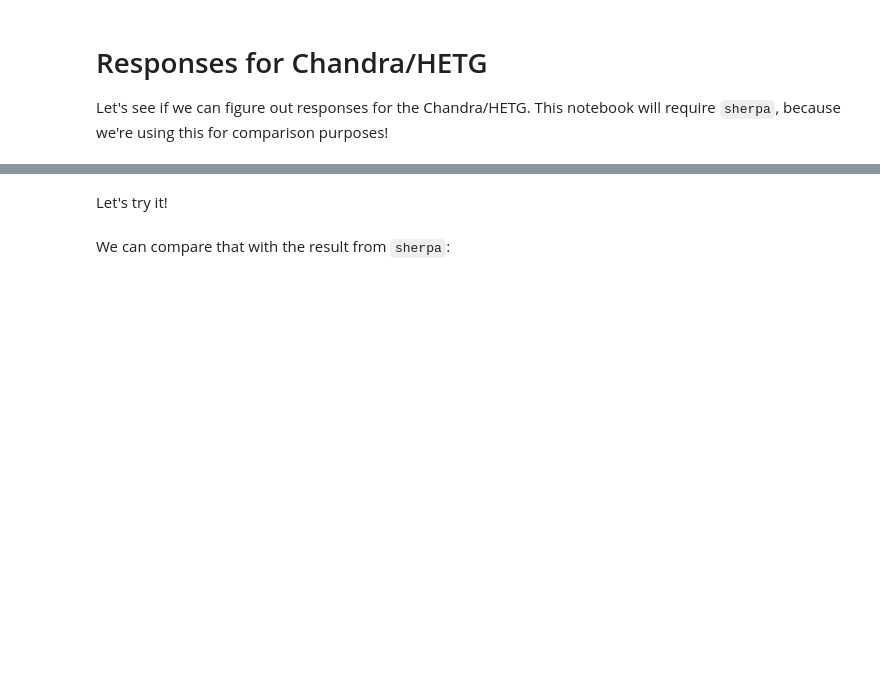
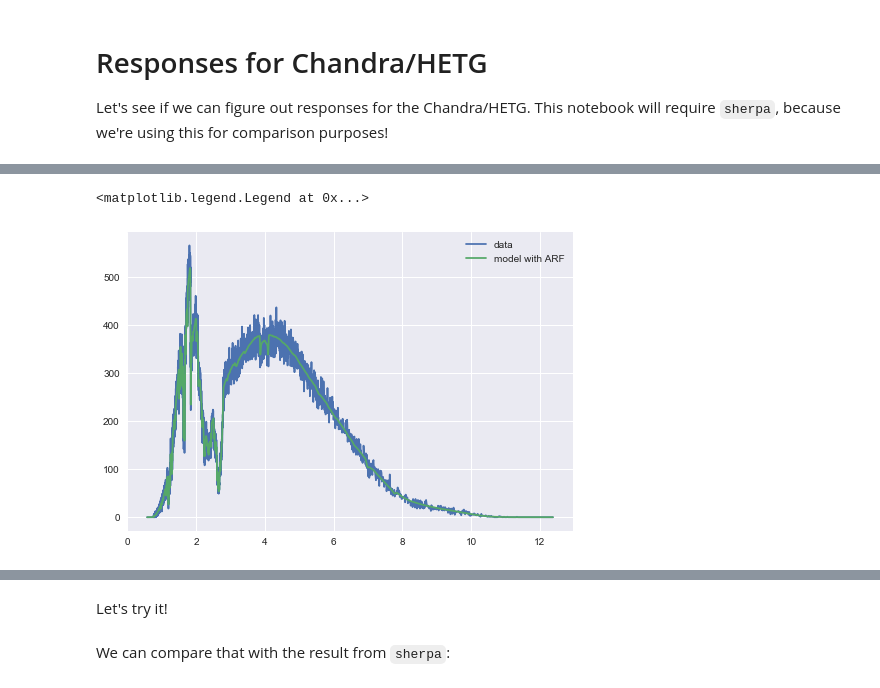
Before and after one commit to dhuppenkothen/clarsach, a Jupyter notebook: notebooks/TestChandraHETG.ipynb, the cells around one changed output, grey strips where cells are left out. Saved outputs shown, nothing was run; the diff lists cells and outputs as text; code cells hidden in the pictures; blank space fills up the shorter version.

```diff
--- a/notebooks/TestChandraHETG.ipynb
+++ b/notebooks/TestChandraHETG.ipynb
@@ -227,0 +103,5 @@ def apply_arf(spec, specresp):
+# %%
+arf = d.get_arf()
+specresp = arf.specresp
+
+rmf = d.get_rmf()
@@ -227,0 +126,12 @@ def apply_arf(spec, specresp):
+# %%
+m_arf = m*specresp*1.e5
+
+m_rmf = rmf.apply_rmf(m_arf)
+# %%
+plt.figure()
+plt.plot(bin_mid, counts, label="data")
+plt.plot(bin_mid, m_rmf, label="model with ARF")
+plt.legend()
+# %% [output]
+<matplotlib.legend.Legend at 0x...>
+[figure, added]
```
Also changed, not shown: parts of 87 cells of this notebook.
